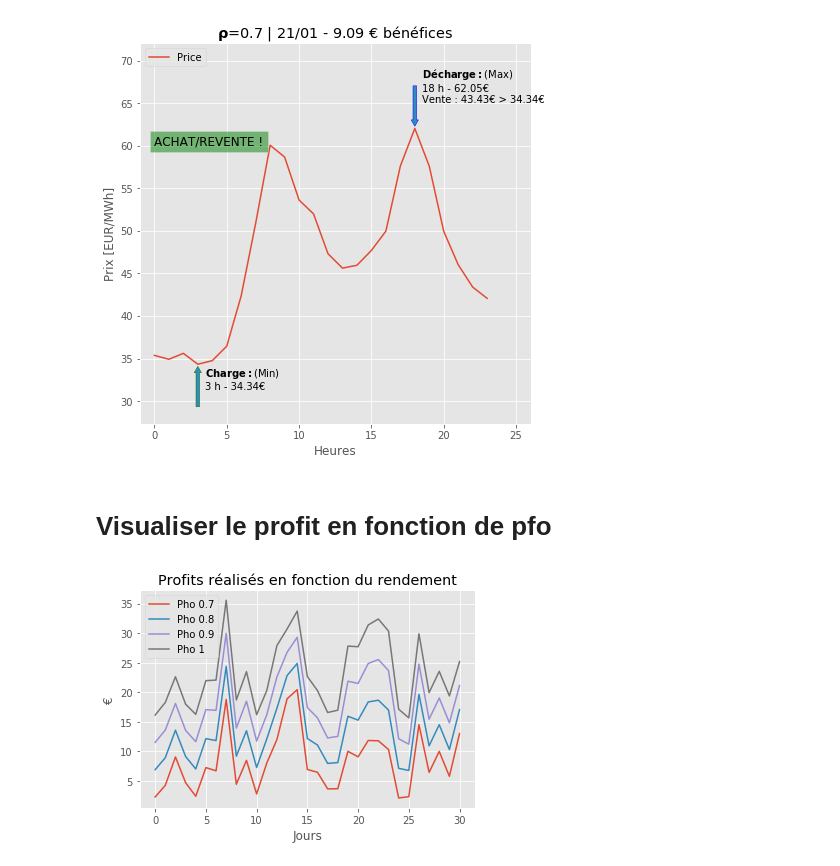
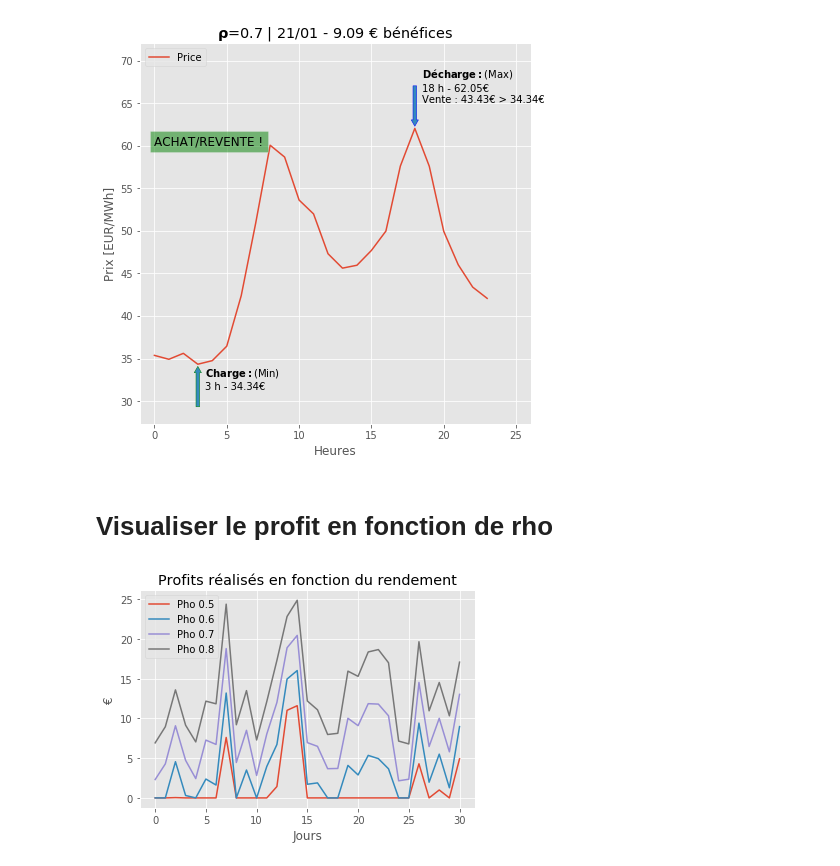
Before and after one commit to keyserwood/TEECO, a Jupyter notebook: 1.1-er-deal_with_storage.ipynb, the cells around one changed output. Drawn from its saved outputs; the diff is of its cells as text; code cells hidden in the pictures.

```diff
--- a/1.1-er-deal_with_storage.ipynb
+++ b/1.1-er-deal_with_storage.ipynb
@@ -134,7 +134,7 @@ plot_min_max(df,20,0.7)
 # %% [output]
 [figure]
 # %% [markdown]
-# Visualiser le profit en fonction de pfo
+# Visualiser le profit en fonction de rho
 # %%
 import plotly.graph_objects as go
 def visualize_profit(df,pho=np.linspace(0.5,1,4)):
@@ -180,8 +180,8 @@ def pick_color(val):
         col = 'rgba(0, 250, 0, 0.8)'
     return(col)
 # %%
-visualize_profit(df,pho=[0.7,0.8,0.9,1])
+visualize_profit(df,pho=[0.5,0.6,0.7,0.8])
 # %% [output]
-[figure, old version]
+[figure, new version]
 [interactive output not drawn]
 [interactive output not drawn]
```
Also changed, not shown: 6 other files.
